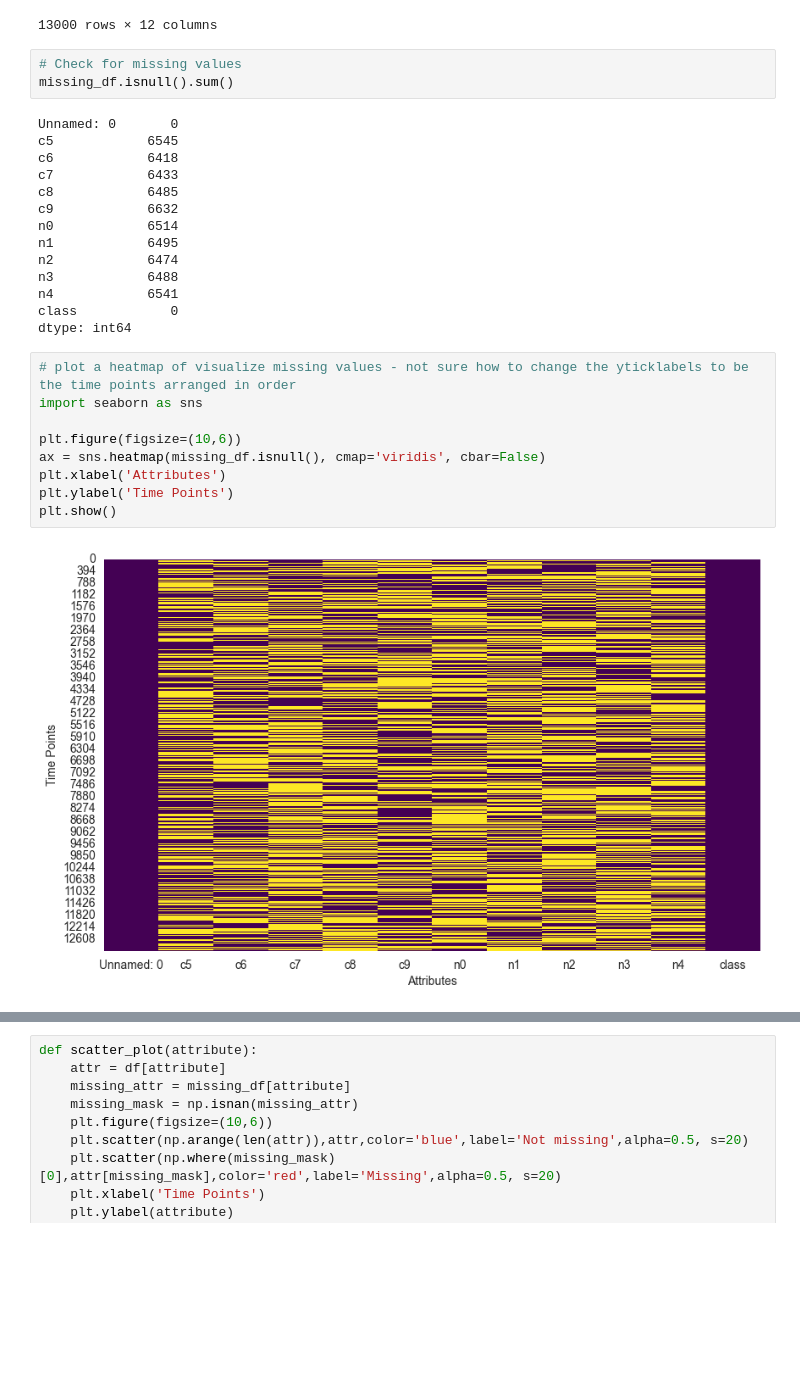
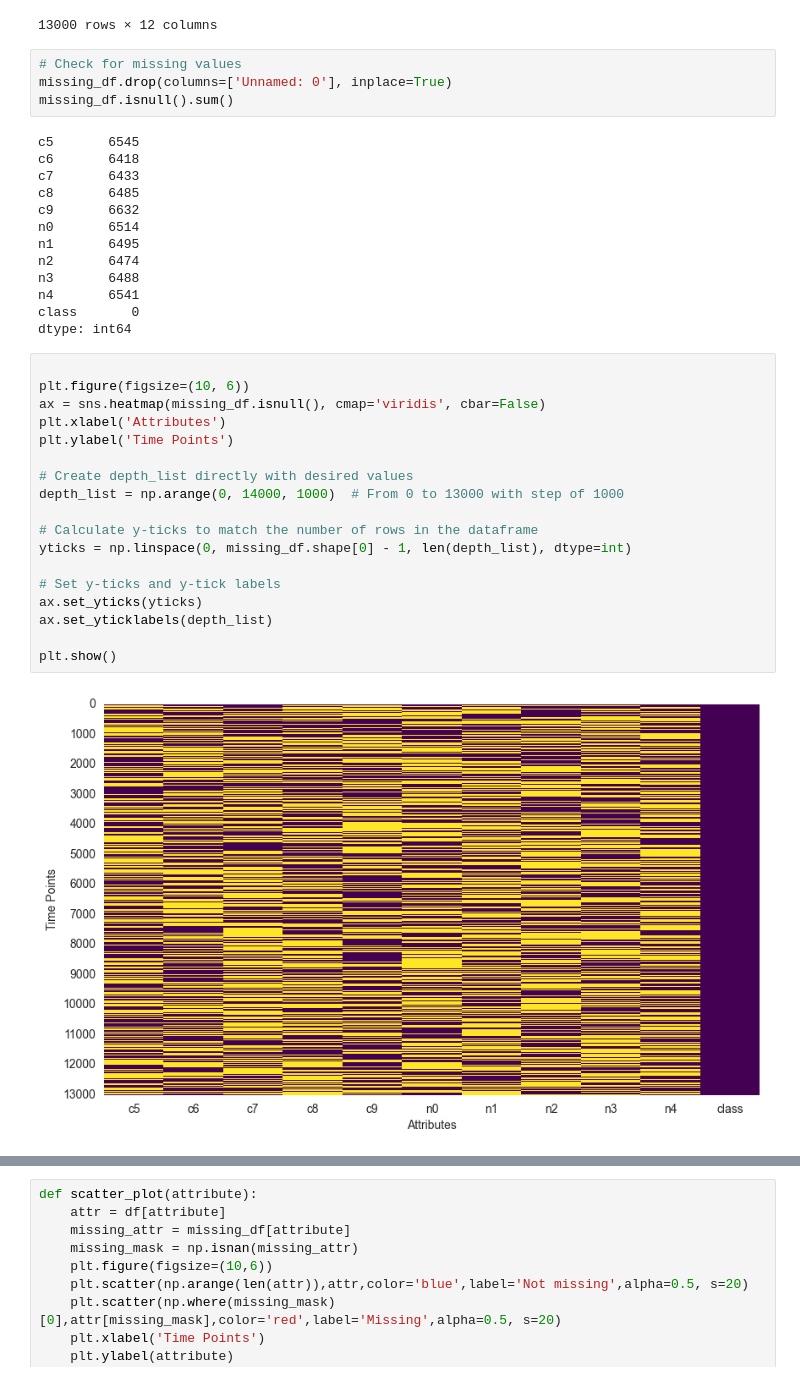
Before and after one commit to aditya0by0/stream-viz, a Jupyter notebook: notebooks/missing_data_analysis.ipynb, the cells around one changed output, grey strips where cells are left out. Cells and saved outputs as stored; diff of their text form; blank space fills up the shorter version.

```diff
--- a/notebooks/missing_data_analysis.ipynb
+++ b/notebooks/missing_data_analysis.ipynb
@@ -23,32 +24,41 @@ missing_df
 13000 rows × 12 columns
 # %%
 # Check for missing values
+missing_df.drop(columns=['Unnamed: 0'], inplace=True)
 missing_df.isnull().sum()
 # %% [output]
-Unnamed: 0       0
-c5            6545
-c6            6418
-c7            6433
-c8            6485
-c9            6632
-n0            6514
-n1            6495
-n2            6474
-n3            6488
-n4            6541
-class            0
+c5       6545
+c6       6418
+c7       6433
+c8       6485
+c9       6632
+n0       6514
+n1       6495
+n2       6474
+n3       6488
+n4       6541
+class       0
 dtype: int64
 # %%
-# plot a heatmap of visualize missing values - not sure how to change the yticklabels to be the time points arranged in order
-import seaborn as sns
 
-plt.figure(figsize=(10,6))
+plt.figure(figsize=(10, 6))
 ax = sns.heatmap(missing_df.isnull(), cmap='viridis', cbar=False)
 plt.xlabel('Attributes')
 plt.ylabel('Time Points')
+
+# Create depth_list directly with desired values
+depth_list = np.arange(0, 14000, 1000)  # From 0 to 13000 with step of 1000
+
+# Calculate y-ticks to match the number of rows in the dataframe
+yticks = np.linspace(0, missing_df.shape[0] - 1, len(depth_list), dtype=int)
+
+# Set y-ticks and y-tick labels
+ax.set_yticks(yticks)
+ax.set_yticklabels(depth_list)
+
 plt.show()
 # %% [output]
-[figure, old version]
+[figure, new version]
 # %%
 import missingno as msno
 
```
Also changed, not shown: parts of 8 cells of this notebook, 1 other file.
